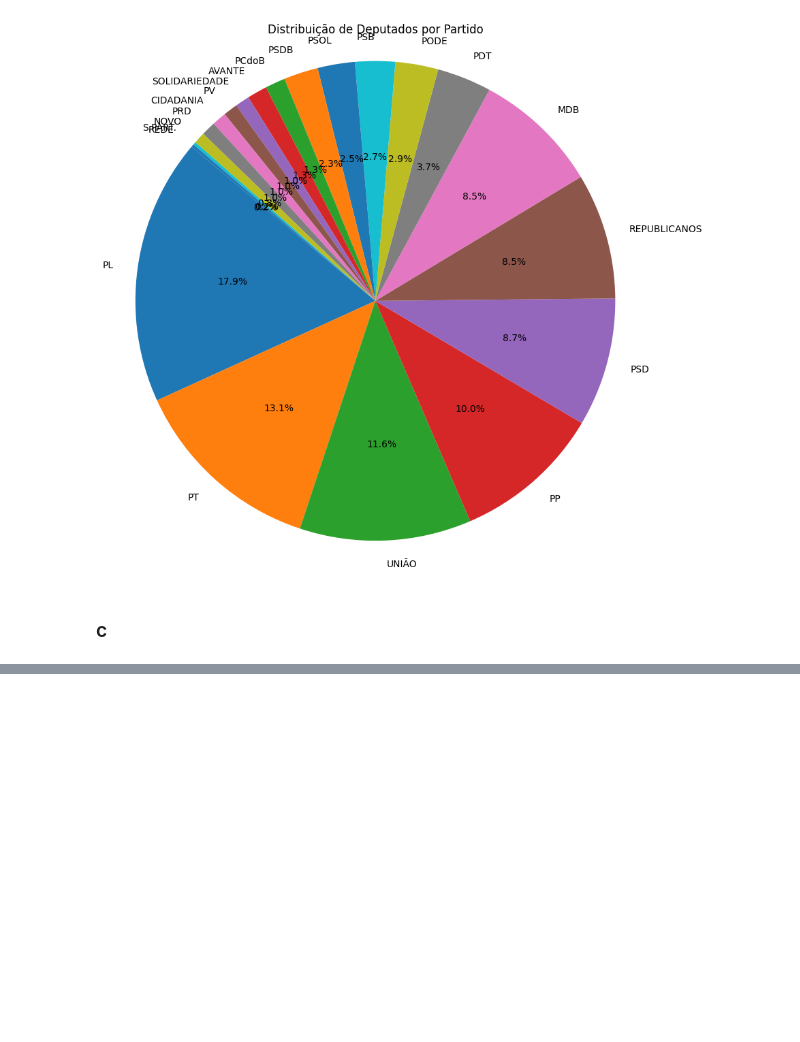
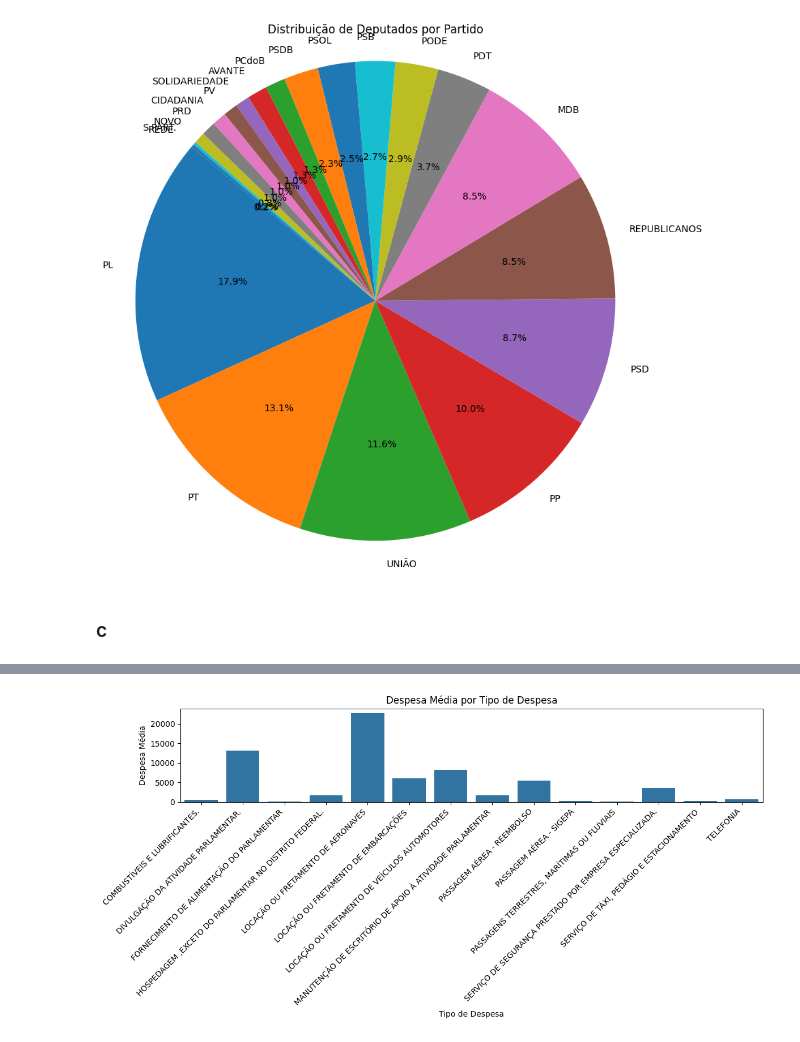
Before and after one commit to pedromvba/prompt-eng-at, a Jupyter notebook: AT.ipynb, the cells around one changed output, grey strips where cells are left out. Drawn from its saved outputs; the diff is of its cells as text; code cells hidden in the pictures; blank space fills up the shorter version.

```diff
--- a/AT.ipynb
+++ b/AT.ipynb
@@ -192,0 +382,25 @@ classification
+# %%
+import pandas as pd
+import matplotlib.pyplot as plt
+import seaborn as sns
+
+# Carrega o arquivo parquet
+df = pd.read_parquet('./data/serie_despesas_diárias_deputados.parquet')
+
+# Calcula a despesa média por tipo de despesa
+despesa_media_por_tipo = df.groupby('tipo_despesa')['valor_documento'].mean().reset_index()
+
+# Salva a tabela em um arquivo CSV
+despesa_media_por_tipo.to_csv('./data/despesa_média_por_tipo_de_despesa.csv', index=False)
+
+# Cria o gráfico de barras
+plt.figure(figsize=(12, 6))
+sns.barplot(x='tipo_despesa', y='valor_documento', data=despesa_media_por_tipo)
+plt.xticks(rotation=45, ha='right')
+plt.xlabel('Tipo de Despesa')
+plt.ylabel('Despesa Média')
+plt.title('Despesa Média por Tipo de Despesa')
+plt.tight_layout()
+plt.show()
+# %% [output]
+[figure, added]
```
Also changed, not shown: parts of 15 cells of this notebook, 6 other files.
